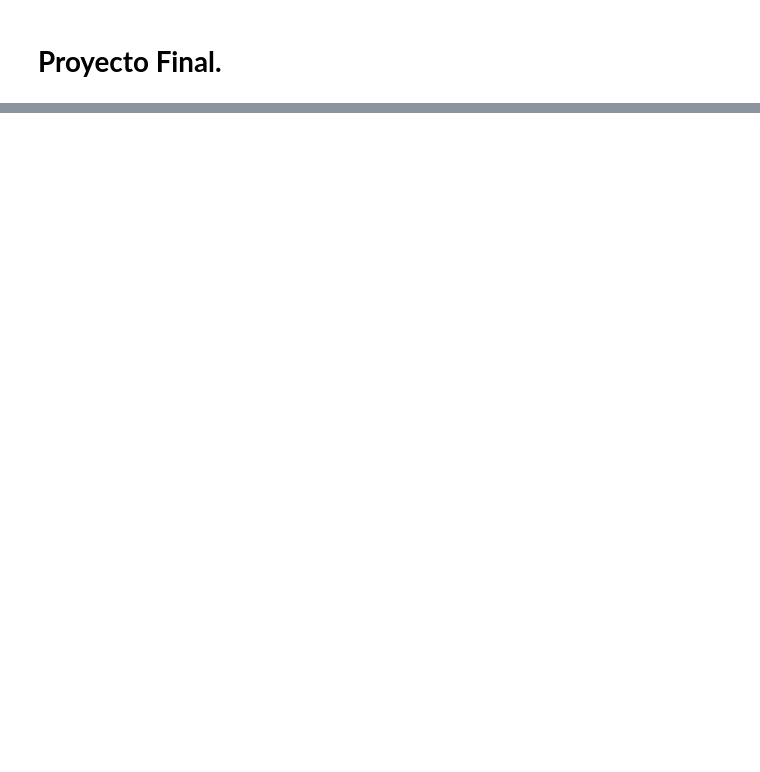
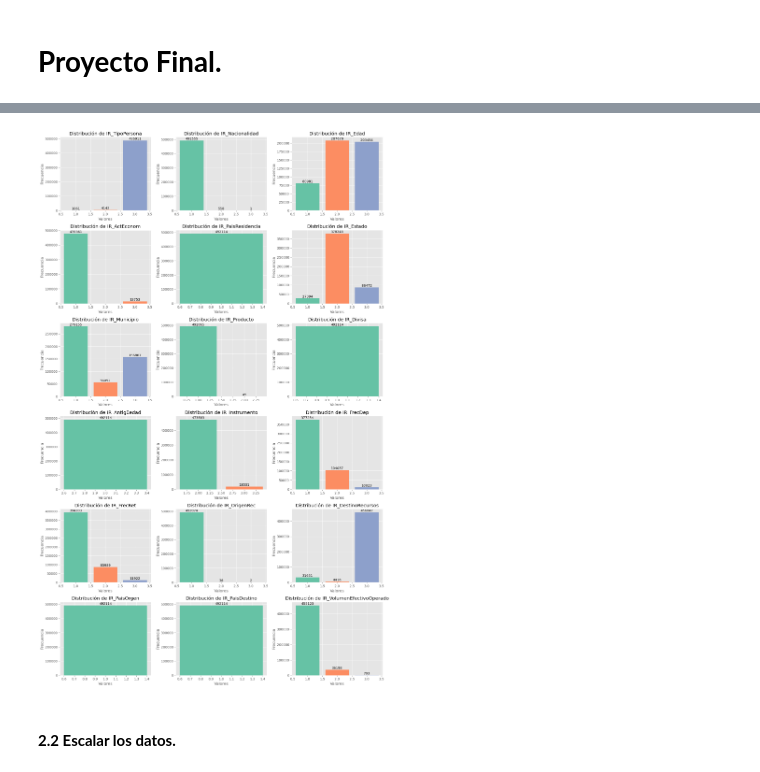
Before and after one commit to DoraGV/Modelo-de-Negocios, a Jupyter notebook: Proyecto Final/Proyecto Final.ipynb, the cells around one changed output, grey strips where cells are left out. Cells and saved outputs as stored; diff of their text form; code cells hidden in the pictures; blank space fills up the shorter version.

```diff
--- a/Proyecto Final/Proyecto Final.ipynb
+++ b/Proyecto Final/Proyecto Final.ipynb
@@ -30,0 +141,4 @@ Validación del modelo con expertos de negocio / reglas heurísticas.
+# %%
+# Seleccionar variables numéricas
+df_num = df.select_dtypes(include = [np.number])
+df_num.head()
@@ -30,0 +152,36 @@ Validación del modelo con expertos de negocio / reglas heurísticas.
+# %%
+plt.style.use("ggplot")
+
+num_vars = len(df_num.columns)
+nrows, ncols = 6, 3
+
+fig, axes = plt.subplots(nrows = nrows, ncols = ncols, figsize = (15, 24))
+axes = axes.flatten()
+
+for i, col in enumerate(df_num.columns):
+    value_counts = df_num[col].value_counts().sort_index()
+    categories = value_counts.index
+    counts = value_counts.values
+
+    colors = sns.color_palette("Set2", n_colors = len(categories))
+    axes[i].bar(categories, counts, color = colors)
+
+    # Agregar etiquetas de conteo
+    for j, count in enumerate(counts):
+        axes[i].text(categories[j], count, str(count), ha = 'center', va = 'bottom',
+                     fontsize = 10, color = 'black')
+
+    axes[i].set_title(f"Distribución de {col}")
+    axes[i].set_xlabel("Valores")
+    axes[i].set_ylabel("Frecuencia")
+
+# Ocultar los ejes vacíos si hay menos de 18
+for j in range(i + 1, nrows * ncols):
+    fig.delaxes(axes[j])
+
+plt.tight_layout()
+plt.show()
+# %% [output]
+[figure, added]
+# %% [markdown]
+#### **2.2 Escalar los datos.**
```
Also changed, not shown: parts of 43 cells of this notebook, 1 other file.
